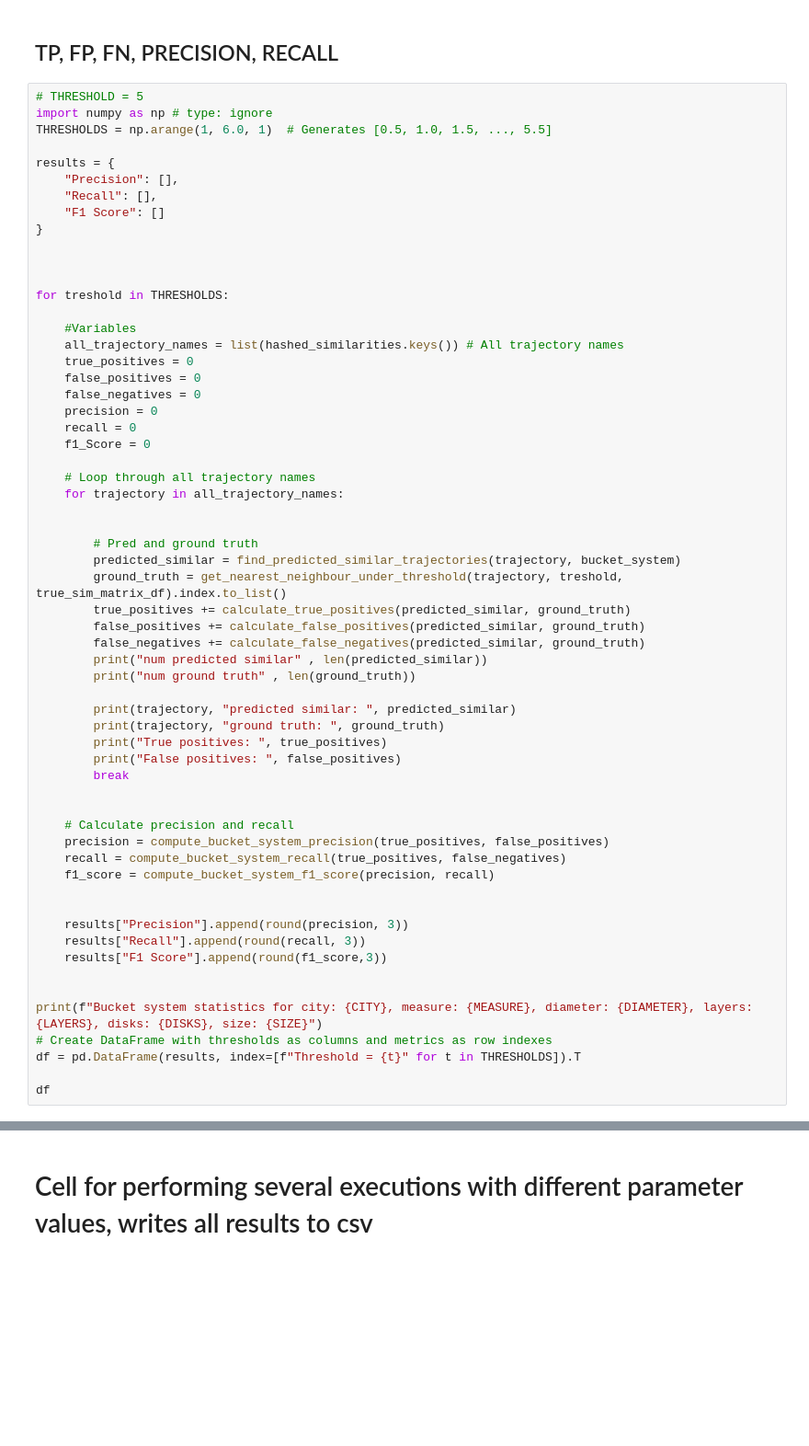
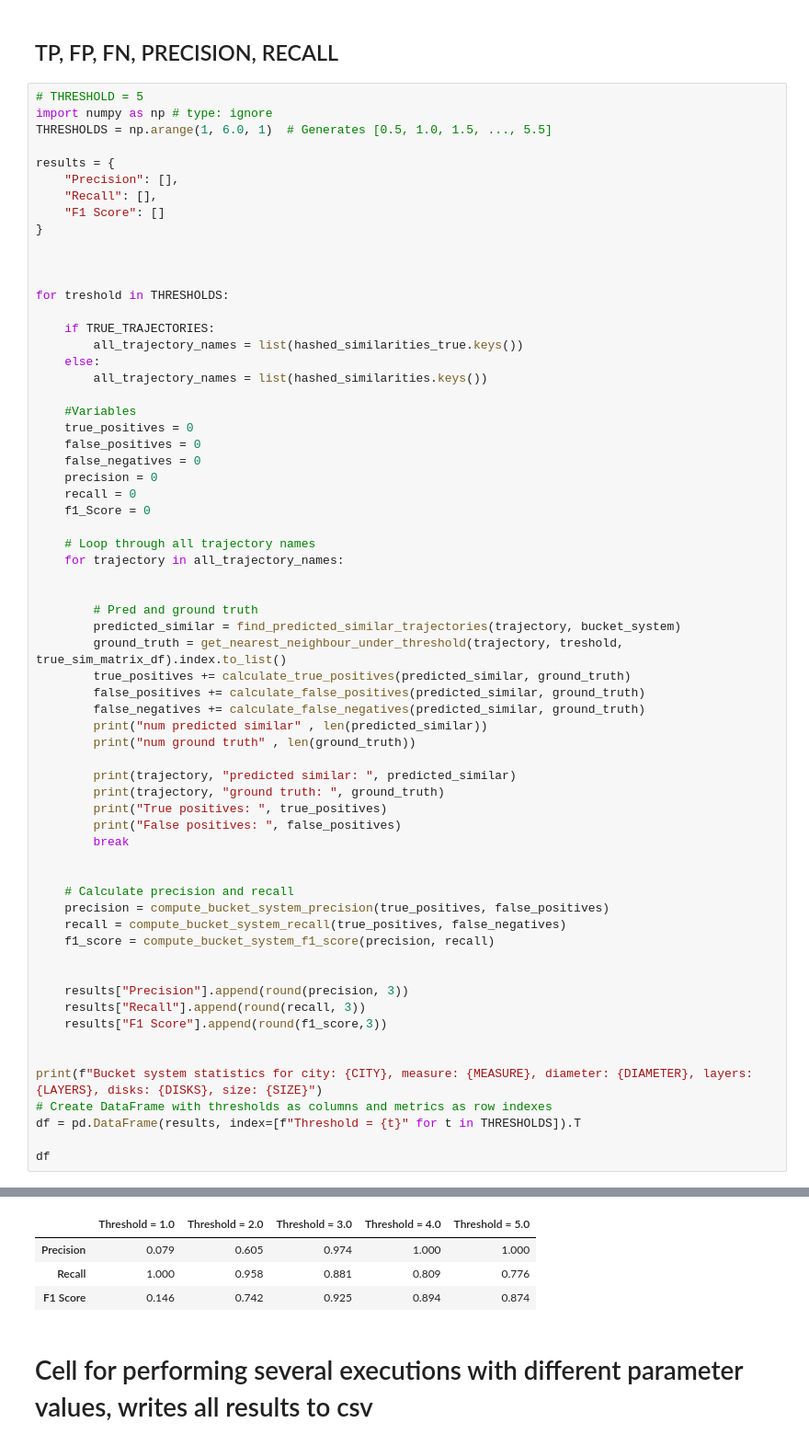
Before and after one commit to eivindmidtbo/masteroppgave, a Jupyter notebook: computation/similarity_values/hashed/bucketing_compute_disk_similarity_values.ipynb, the cells around one changed output, grey strips where cells are left out. Shown: that part at 92% size. Saved outputs shown, nothing was run; the diff lists cells and outputs as text; blank space fills up the shorter version.

```diff
--- a/computation/similarity_values/hashed/bucketing_compute_disk_similarity_values.ipynb
+++ b/computation/similarity_values/hashed/bucketing_compute_disk_similarity_values.ipynb
@@ -122,8 +148,12 @@ results = {
 
 for treshold in THRESHOLDS:
 
+    if TRUE_TRAJECTORIES:
+        all_trajectory_names = list(hashed_similarities_true.keys())
+    else:
+        all_trajectory_names = list(hashed_similarities.keys())
+
     #Variables
-    all_trajectory_names = list(hashed_similarities.keys()) # All trajectory names
     true_positives = 0
     false_positives = 0
     false_negatives = 0
@@ -167,3 +197,4 @@ print(f"Bucket system statistics for city: {CITY}, measure: {MEASURE}, diameter:
 df = pd.DataFrame(results, index=[f"Threshold = {t}" for t in THRESHOLDS]).T
 
 df
+# %% [output]
@@ -170,3 +218,7 @@ df
+|  | Threshold = 1.0 | Threshold = 2.0 | Threshold = 3.0 | Threshold = 4.0 | Threshold = 5.0 |
+| Precision | 0.079 | 0.605 | 0.974 | 1.000 | 1.000 |
+| Recall | 1.000 | 0.958 | 0.881 | 0.809 | 0.776 |
+| F1 Score | 0.146 | 0.742 | 0.925 | 0.894 | 0.874 |
 # %% [markdown]
 # Cell for performing several executions with different parameter values, writes all results to csv
 # %%
```
Also changed, not shown: parts of 10 cells of this notebook, 7 other files.
